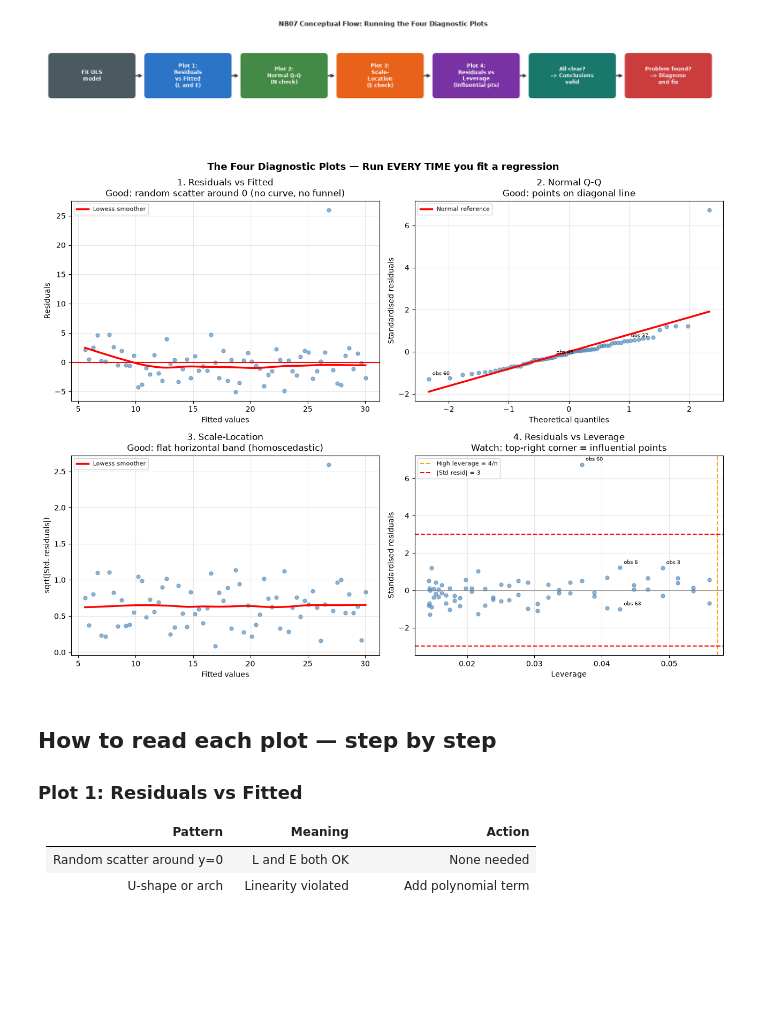
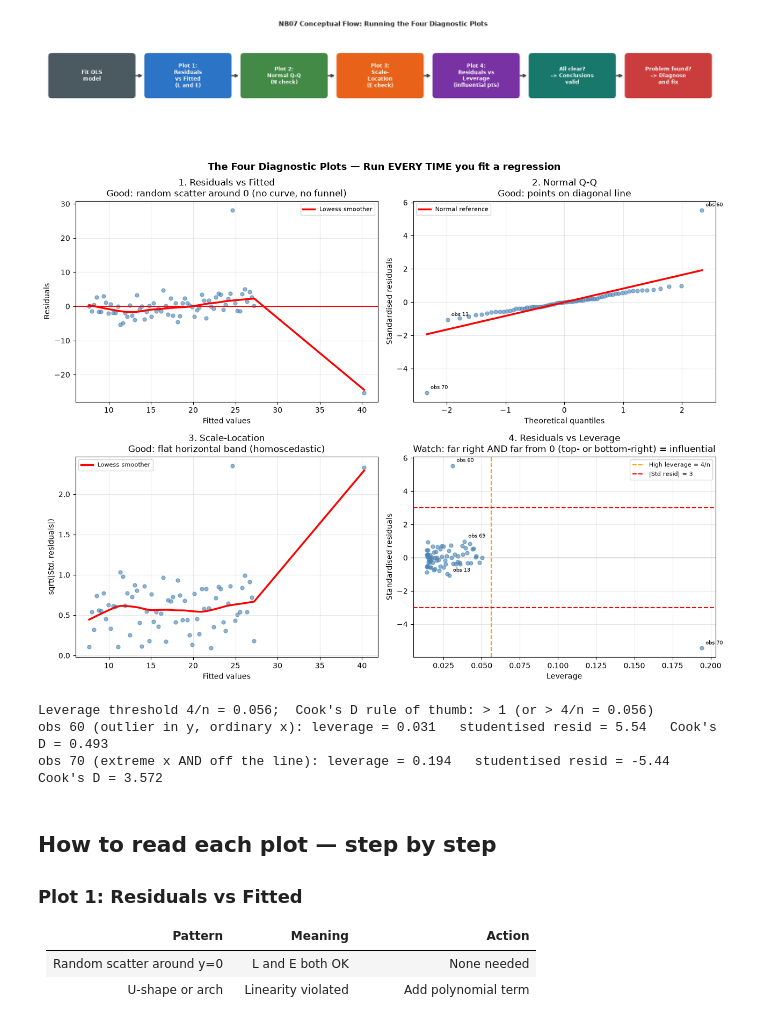
Before and after one commit to Ramu-DE/ML-LinerRegression, a Jupyter notebook: notebooks/NB07_Diagnostic_Plots.ipynb, the cells around one changed output. Saved outputs shown, nothing was run; the diff lists cells and outputs as text; code cells hidden in the pictures; blank space fills up the shorter version.

```diff
--- a/notebooks/NB07_Diagnostic_Plots.ipynb
+++ b/notebooks/NB07_Diagnostic_Plots.ipynb
@@ -69,7 +69,11 @@ np.random.seed(42)
 n = 70
 X_raw = np.linspace(1, 10, n)
 y = 2.5*X_raw + 4 + np.random.normal(0, 2.5, n)
-y[60] += 28    # inject one influential outlier
+y[60] += 28    # obs 60: outlier in y, but ordinary x -> LOW leverage (not very influential)
+# obs 70: an extra point far out in x AND far below the line -> HIGH leverage + large residual = INFLUENTIAL
+X_raw = np.append(X_raw, 16.0)
+y     = np.append(y, 15.0)          # the trend would predict about 2.5*16 + 4 = 44
+n     = len(y)
 
 Xsm = sm.add_constant(X_raw)
 result    = sm.OLS(y, Xsm).fit()
@@ -99,42 +103,50 @@ ax = axes[0,1]
 ax.scatter(osm, osr, s=25, alpha=0.6, color='steelblue')
 xs = np.array([osm.min(), osm.max()])
 ax.plot(xs, slope*xs+intercept, 'r-', linewidth=2.5, label='Normal reference')
+rank = np.argsort(np.argsort(std_resid))      # position of each observation in the sorted Q-Q order
 for i in np.argsort(np.abs(std_resid))[-3:]:
-    ax.annotate(f'obs {i}', (osm[np.argsort(std_resid)[i]], osr[np.argsort(std_resid)[i]]),
+    ax.annotate(f'obs {i}', (osm[rank[i]], osr[rank[i]]),
                 textcoords='offset points', xytext=(5,5), fontsize=7)
 ax.set_xlabel('Theoretical quantiles'); ax.set_ylabel('Standardised residuals')
 ax.set_title('2. Normal Q-Q\nGood: points on diagonal line')
 ax.legend(fontsize=8); ax.grid(alpha=0.3)
 
 # ── Plot 3: Scale-Location ────────────────────────────────────────────────────
 ax = axes[1,0]
 sqrt_abs = np.sqrt(np.abs(std_resid))
 ax.scatter(fitted, sqrt_abs, s=25, alpha=0.6, color='steelblue')
 lo2 = lowess(sqrt_abs, fitted, frac=0.4)
 ax.plot(lo2[:,0], lo2[:,1], 'r-', linewidth=2.5, label='Lowess smoother')
 ax.set_xlabel('Fitted values'); ax.set_ylabel('sqrt(|Std. residuals|)')
 ax.set_title('3. Scale-Location\nGood: flat horizontal band (homoscedastic)')
 ax.legend(fontsize=8); ax.grid(alpha=0.3)
 
 # ── Plot 4: Residuals vs Leverage ─────────────────────────────────────────────
 ax = axes[1,1]
 ax.scatter(leverage, std_resid, s=25, alpha=0.6, color='steelblue')
 ax.axhline(0, color='gray', linewidth=0.8)
 ax.axvline(4/n, color='orange', linewidth=1.5, linestyle='--', label=f'High leverage = 4/n')
 ax.axhline(3,  color='red', linewidth=1.5, linestyle='--', label='|Std resid| = 3')
 ax.axhline(-3, color='red', linewidth=1.5, linestyle='--')
 for i in np.argsort(cooks_d)[-4:]:
     ax.annotate(f'obs {i}', (leverage[i], std_resid[i]),
                 textcoords='offset points', xytext=(5,5), fontsize=7)
 ax.set_xlabel('Leverage'); ax.set_ylabel('Standardised residuals')
-ax.set_title("4. Residuals vs Leverage\nWatch: top-right corner = influential points")
+ax.set_title("4. Residuals vs Leverage\nWatch: far right AND far from 0 (top- or bottom-right) = influential")
 ax.legend(fontsize=8); ax.grid(alpha=0.3)
 
 plt.suptitle("The Four Diagnostic Plots — Run EVERY TIME you fit a regression",
              fontsize=13, fontweight='bold')
 plt.tight_layout(); plt.show()
+
+print(f"Leverage threshold 4/n = {4/n:.3f};  Cook's D rule of thumb: > 1 (or > 4/n = {4/n:.3f})")
+for i, what in [(60, 'outlier in y, ordinary x'), (70, 'extreme x AND off the line')]:
+    print(f"obs {i} ({what}): leverage = {leverage[i]:.3f}   studentised resid = {std_resid[i]:.2f}   Cook's D = {cooks_d[i]:.3f}")
 # %% [output]
-[figure, old version]
+[figure, new version]
+Leverage threshold 4/n = 0.056;  Cook's D rule of thumb: > 1 (or > 4/n = 0.056)
+obs 60 (outlier in y, ordinary x): leverage = 0.031   studentised resid = 5.54   Cook's D = 0.493
+obs 70 (extreme x AND off the line): leverage = 0.194   studentised resid = -5.44   Cook's D = 3.572
 # %% [markdown]
 ## How to read each plot — step by step
 
```
Also changed, not shown: parts of 2 cells of this notebook, 18 other files.
